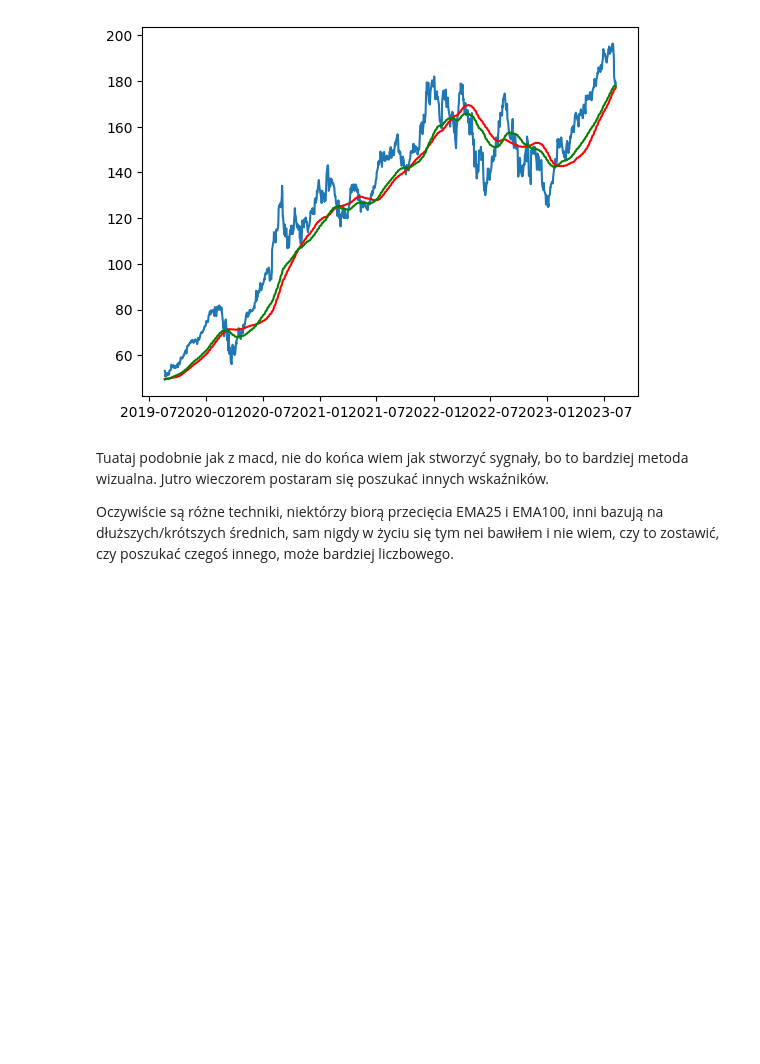
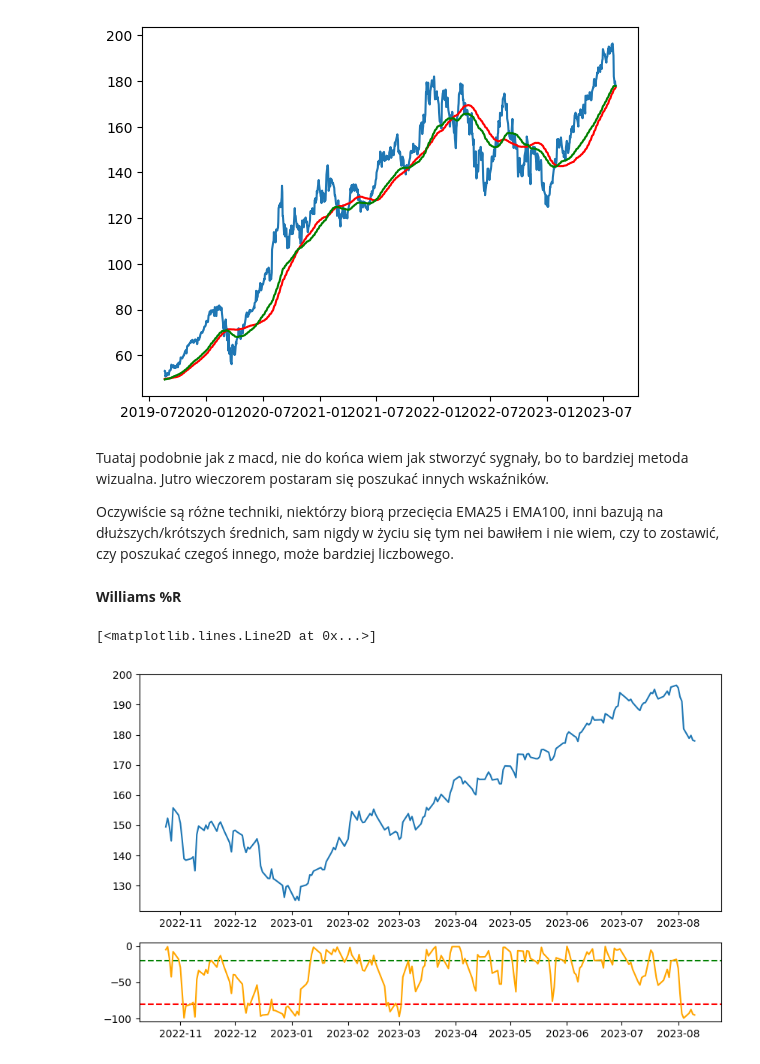
Before and after one commit to miladziekanowska/stock-market-forecast-project, a Jupyter notebook: Technical_Analysis.ipynb, the cells around one changed output. Saved outputs shown, nothing was run; the diff lists cells and outputs as text; code cells hidden in the pictures; blank space fills up the shorter version.

Commit message:
Williams %R momentum indicator added

```diff
--- a/Technical_Analysis.ipynb
+++ b/Technical_Analysis.ipynb
@@ -115,3 +186,5 @@ Tuataj podobnie jak z macd, nie do końca wiem jak stworzyć sygnały, bo to bar
 Jutro wieczorem postaram się poszukać innych wskaźników.
 
 Oczywiście są różne techniki, niektórzy biorą przecięcia EMA25 i EMA100, inni bazują na dłuższych/krótszych średnich, sam nigdy w życiu się tym nei bawiłem i nie wiem, czy to zostawić, czy poszukać czegoś innego, może bardziej liczbowego.
+# %% [markdown]
+**Williams %R**
@@ -117,0 +193,12 @@ Oczywiście są różne techniki, niektórzy biorą przecięcia EMA25 i EMA100,
+# %%
+historical_datas['AAPL']['WillR'] = ta.WILLR(historical_datas['AAPL']['high'], historical_datas['AAPL']['low'], historical_datas['AAPL']['close'])
+# %%
+fig, axs = plt.subplots(2, 1, gridspec_kw={"height_ratios":[3,1]}, figsize=(10, 6))
+
+axs[0].plot(historical_datas['AAPL']['close'].tail(200))
+axs[1].axhline(y=-80, color='r', linestyle='--')
+axs[1].axhline(y=-20, color='g', linestyle='--')
+axs[1].plot(historical_datas['AAPL']['WillR'].tail(200), color='orange')
+# %% [output]
+[<matplotlib.lines.Line2D at 0x...>]
+[figure, added]
```
Also changed, not shown: parts of 10 cells of this notebook.
